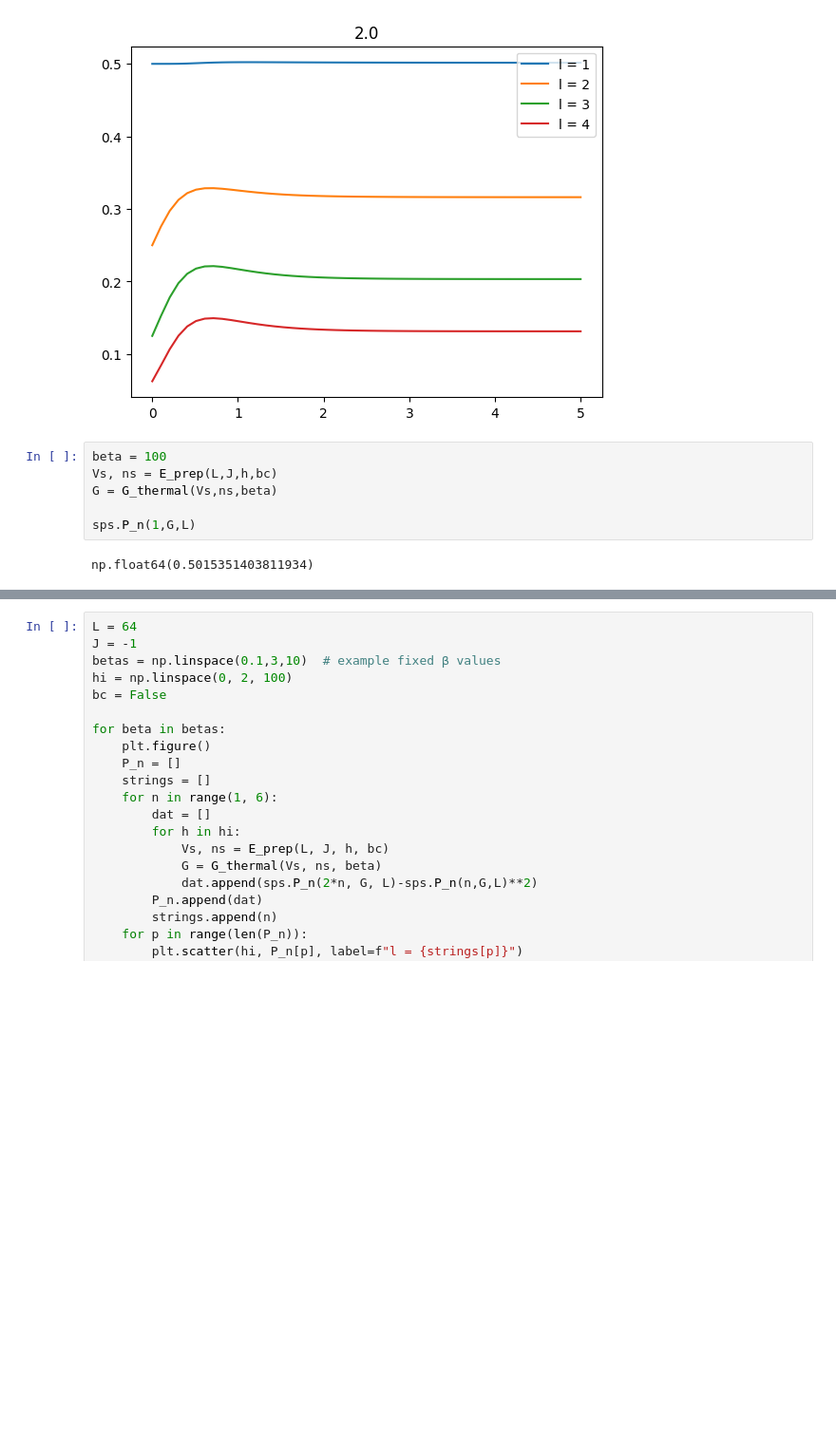
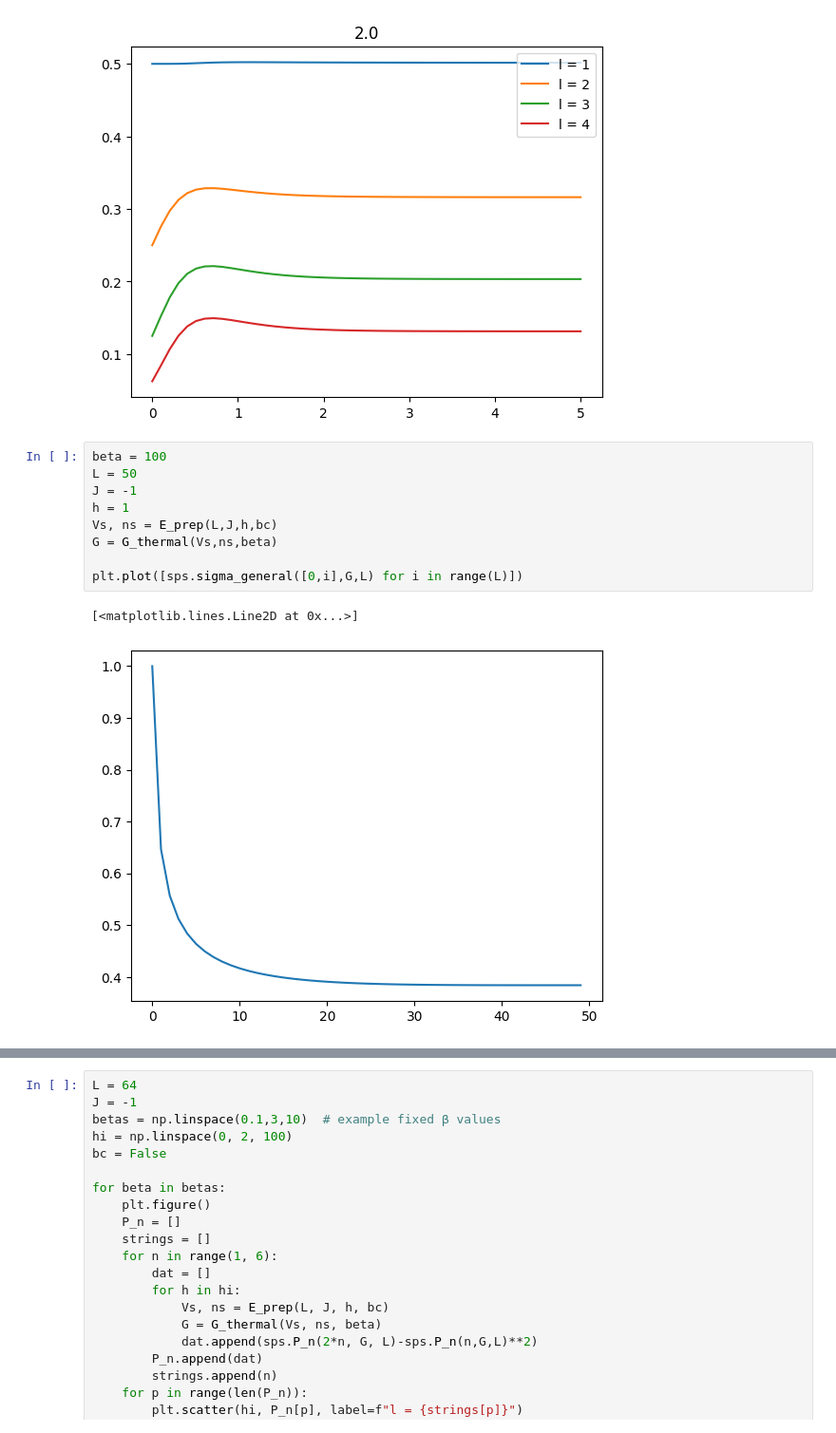
Before and after one commit to KristianMunnikhuis/subsystem_loschmidt_echo, a Jupyter notebook: scripts/mutual_info/exact_diag/Integrable Ising Model/thermal_BGS.ipynb, the cells around one changed output, grey strips where cells are left out. Shown at 95% size. Drawn from its saved outputs; the diff is of its cells as text; blank space fills up the shorter version.

```diff
--- a/scripts/mutual_info/exact_diag/Integrable Ising Model/thermal_BGS.ipynb
+++ b/scripts/mutual_info/exact_diag/Integrable Ising Model/thermal_BGS.ipynb
@@ -330,12 +330,16 @@ for h in hi:
 [figure]
 # %%
 beta = 100
+L = 50
+J = -1
+h = 1
 Vs, ns = E_prep(L,J,h,bc)
 G = G_thermal(Vs,ns,beta)
 
-sps.P_n(1,G,L)
+plt.plot([sps.sigma_general([0,i],G,L) for i in range(L)])
 # %% [output]
-np.float64(0.5015351403811934)
+[<matplotlib.lines.Line2D at 0x...>]
+[figure, added]
 # %%
 L = 30
 J = -1
```
Also changed, not shown: parts of 1 cell of this notebook, 14 other files.
